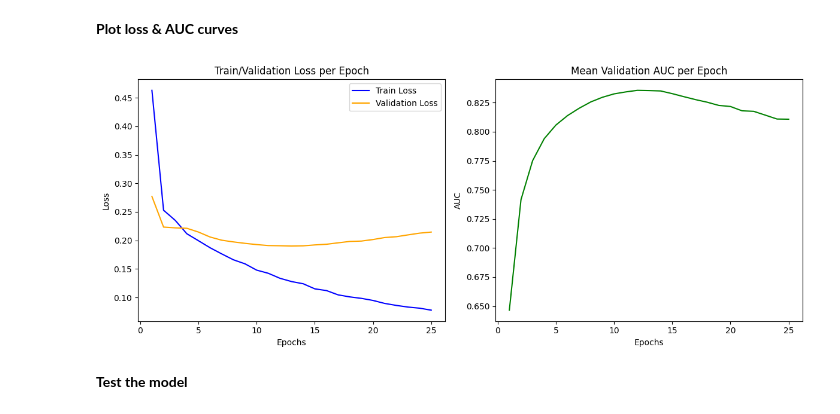
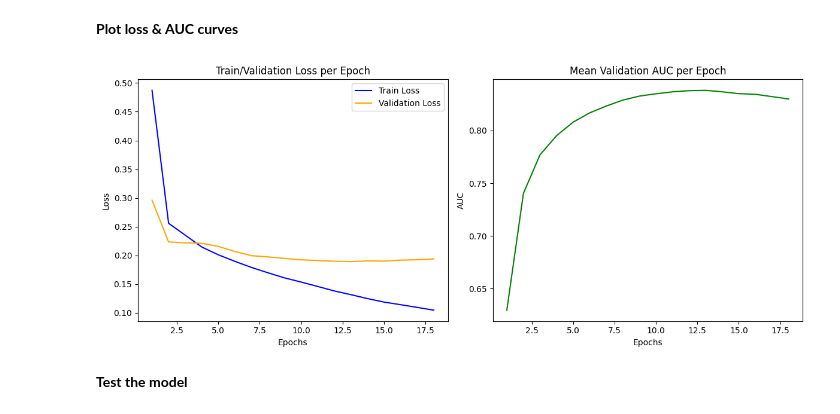
Before and after one commit to Tschoui/few_shot_feature_propagation, a Jupyter notebook: pretraining/training/dnn_training.ipynb, the cells around one changed output. Cells and saved outputs as stored; diff of their text form; code cells hidden in the pictures.

Commit message:
add early stopping, train model

```diff
--- a/pretraining/training/dnn_training.ipynb
+++ b/pretraining/training/dnn_training.ipynb
@@ -59,13 +59,25 @@ def create_dataloaders(X_train, y_train, X_val, y_val, X_test, y_test, batch_siz
 # %% [markdown]
 **Create training loop**
 # %%
-def train_validation_loop(model, dataloader_train,
-                          dataloader_val, loss_func,
-                          optimizer, num_epochs=10,
-                          device='cpu', print_per_epochs=1):
+def train_validation_loop(
+    model,
+    dataloader_train,
+    dataloader_val,
+    loss_func,
+    optimizer,
+    num_epochs=10,
+    device='cpu',
+    print_per_epochs=1,
+    max_epochs_without_impr=5
+):
     train_losses = []
     val_losses = []
     mean_auc_per_epoch = []
+
+    # variables for early stopping
+    best_val_loss = float('inf')
+    best_model_params = None
+    epochs_without_improvement = 0
 
     for epoch in range(num_epochs):
         model.train()
@@ -138,6 +150,19 @@ def train_validation_loop(model, dataloader_train,
         auc_scores_std = np.nanstd(auc_scores)
         mean_auc_per_epoch.append(auc_scores_mean)
 
+        # early stopping
+        if val_loss_per_epoch < best_val_loss:
+            best_val_loss = val_loss_per_epoch
+            best_model_params = model.state_dict()
+            epochs_without_improvement = 0
+        else:
+            epochs_without_improvement += 1
+
+        if epochs_without_improvement >= max_epochs_without_impr:
+            print(f'Early stopping at epoch {epoch}, with the best validation loss {best_val_loss:.4f}')
+            num_epochs_early_stopping = epoch + 1
+            break
+
         if epoch % print_per_epochs == 0:
             print(f'Epoch {epoch+1}/{num_epochs}, '
                   f'Train Loss: {train_loss_per_epoch:.4f}, '
@@ -145,7 +170,10 @@ def train_validation_loop(model, dataloader_train,
                   f'Validation AUC mean: {auc_scores_mean:.4f}, '
                   f'Validation AUC std: {auc_scores_std:.4f}')
 
-    return train_losses, val_losses, mean_auc_per_epoch
+    if best_model_params is not None:
+        model.load_state_dict(best_model_params)
+
+    return num_epochs_early_stopping, train_losses, val_losses, mean_auc_per_epoch
 # %% [markdown]
 **Create a function to plot losses vs epochs**
 # %%
@@ -214,7 +242,7 @@ train_loader, val_loader, test_loader = create_dataloaders(tox21_X_train,
                                                            tox21_X_test,
                                                            tox21_y_test)
 # %%
-train_losses, val_losses, mean_auc_per_epoch = train_validation_loop(model, train_loader,
+num_epochs_early_stopping, train_losses, val_losses, mean_auc_per_epoch = train_validation_loop(model, train_loader,
                                                                      val_loader, loss_func,
                                                                      optimizer, num_epochs=num_epochs,
                                                                      device=device, print_per_epochs=1)
@@ -239,9 +268,9 @@ Epoch 25/25, Train Loss: 0.0777, Validation Loss: 0.2146, Validation AUC mean: 0
 # %% [markdown]
 **Plot loss & AUC curves**
 # %%
-plot_losses(train_losses, val_losses, mean_auc_per_epoch, num_epochs)
+plot_losses(train_losses, val_losses, mean_auc_per_epoch, num_epochs_early_stopping)
 # %% [output]
-[figure, old version]
+[figure, new version]
 # %% [markdown]
 **Test the model**
 # %%
```
Also changed, not shown: parts of 2 cells of this notebook.
